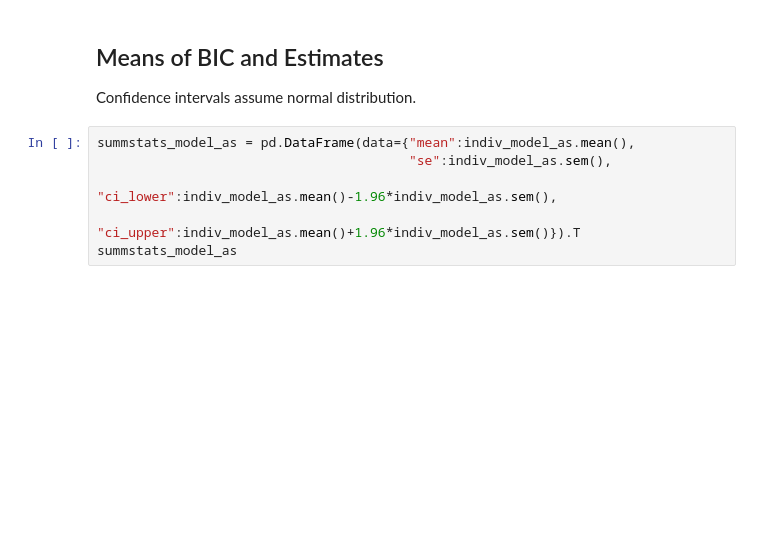
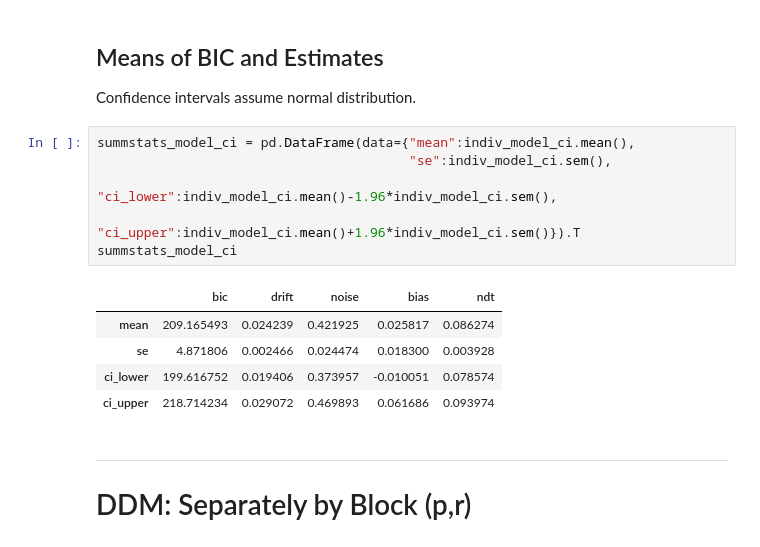
Before and after one commit to BrendenEum/2023-common-consequence, a Jupyter notebook: analysis/notebooks/NB3 - PyDDM.ipynb, the cells around one changed output. Drawn from its saved outputs; the diff is of its cells as text; blank space fills up the shorter version.

```diff
--- a/analysis/notebooks/NB3 - PyDDM.ipynb
+++ b/analysis/notebooks/NB3 - PyDDM.ipynb
@@ -195,8 +307,17 @@ indiv_model_as
 
 Confidence intervals assume normal distribution.
 # %%
-summstats_model_as = pd.DataFrame(data={"mean":indiv_model_as.mean(),
-                                        "se":indiv_model_as.sem(),
-                                        "ci_lower":indiv_model_as.mean()-1.96*indiv_model_as.sem(),
-                                        "ci_upper":indiv_model_as.mean()+1.96*indiv_model_as.sem()}).T
-summstats_model_as
+summstats_model_ci = pd.DataFrame(data={"mean":indiv_model_ci.mean(),
+                                        "se":indiv_model_ci.sem(),
+                                        "ci_lower":indiv_model_ci.mean()-1.96*indiv_model_ci.sem(),
+                                        "ci_upper":indiv_model_ci.mean()+1.96*indiv_model_ci.sem()}).T
+summstats_model_ci
+# %% [output]
+|  | bic | drift | noise | bias | ndt |
+| mean | 209.165493 | 0.024239 | 0.421925 | 0.025817 | 0.086274 |
+| se | 4.871806 | 0.002466 | 0.024474 | 0.018300 | 0.003928 |
+| ci_lower | 199.616752 | 0.019406 | 0.373957 | -0.010051 | 0.078574 |
+| ci_upper | 218.714234 | 0.029072 | 0.469893 | 0.061686 | 0.093974 |
+# %% [markdown]
+---
+# DDM: Separately by Block (p,r)
```
Also changed, not shown: parts of 4 cells of this notebook, 28 other files.
